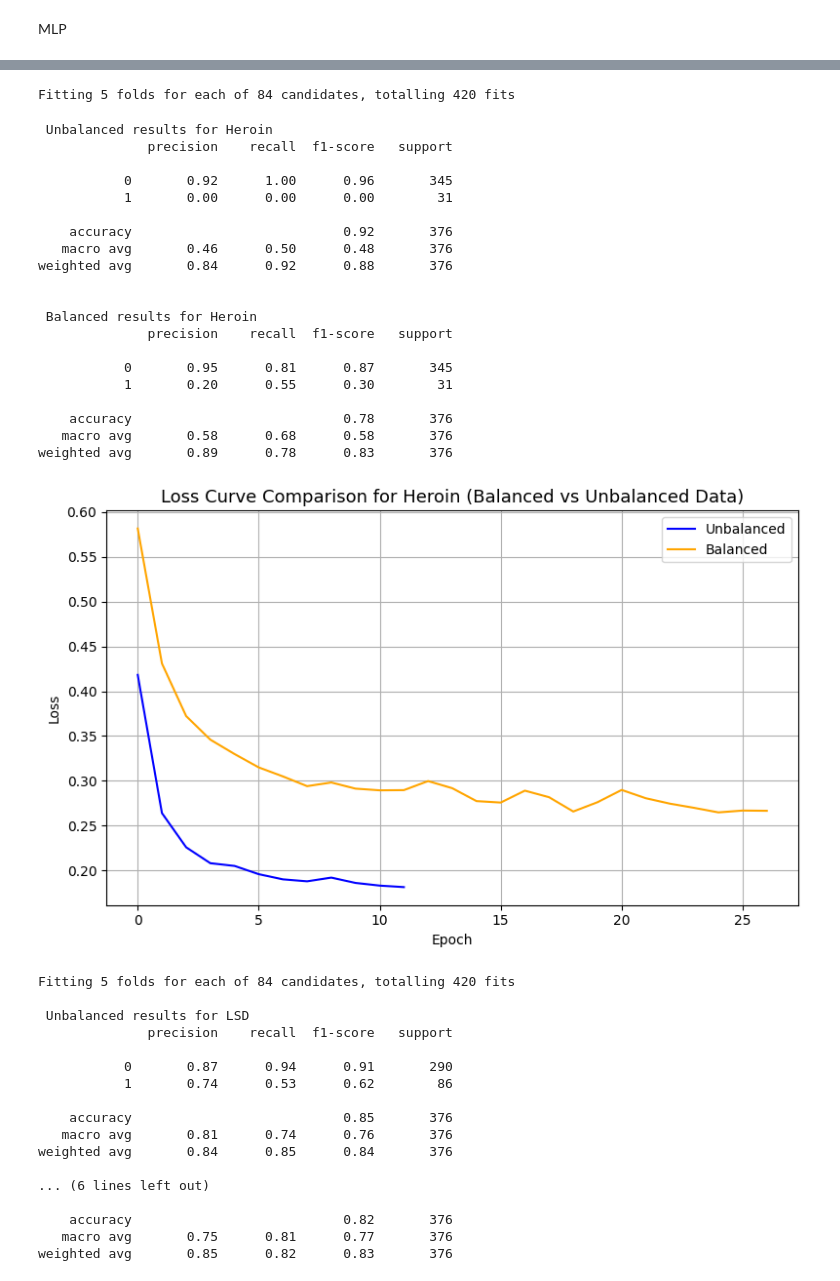
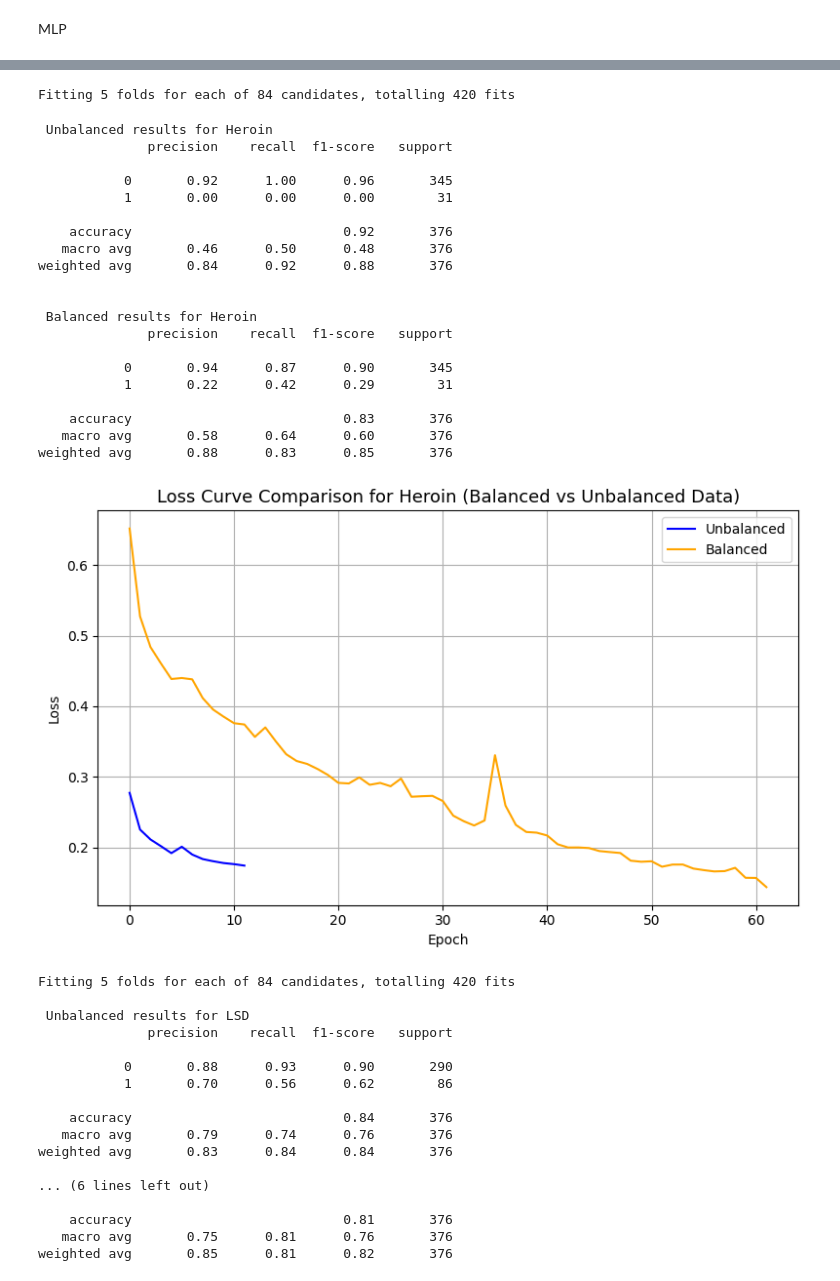
Before and after one commit to andche742/SubstanceAbuseRiskAssessmentML, a Jupyter notebook: model.ipynb, the cells around one changed output, grey strips where cells are left out. Drawn from its saved outputs; the diff is of its cells as text; code cells hidden in the pictures.

Commit message:
use different method for over-sampling, still needs work

```diff
--- a/model.ipynb
+++ b/model.ipynb
@@ -60,8 +61,13 @@ for drug in ["Cannabis", "Heroin", "LSD"]:
 
     X_train, X_test, y_train, y_test = train_test_split(X, y, test_size=0.2, shuffle=True, random_state=777)
 
+    indices = []
+    for i in range(24):
+        indices.append(i)
+
     # use SMOTE and tomek links to resample
-    X_train_res, y_train_res = combine.SMOTETomek().fit_resample(X_train, y_train)
+    X_train_temp, y_train_temp = over.RandomOverSampler().fit_resample(X_train, y_train)
+    X_train_res, y_train_res = under.TomekLinks().fit_resample(X_train_temp, y_train_temp)
 
     model = MLPClassifier(max_iter=1000,early_stopping=True)
 
@@ -160,39 +166,39 @@ weighted avg       0.82      0.81      0.81       376
 Fitting 5 folds for each of 84 candidates, totalling 420 fits
  Unbalanced results for Heroin
               precision    recall  f1-score   support
 
            0       0.92      1.00      0.96       345
            1       0.00      0.00      0.00        31
 
     accuracy                           0.92       376
    macro avg       0.46      0.50      0.48       376
 weighted avg       0.84      0.92      0.88       376
 
 
  Balanced results for Heroin
               precision    recall  f1-score   support
 
-           0       0.95      0.81      0.87       345
-           1       0.20      0.55      0.30        31
+           0       0.94      0.87      0.90       345
+           1       0.22      0.42      0.29        31
 
-    accuracy                           0.78       376
-   macro avg       0.58      0.68      0.58       376
-weighted avg       0.89      0.78      0.83       376
+    accuracy                           0.83       376
+   macro avg       0.58      0.64      0.60       376
+weighted avg       0.88      0.83      0.85       376
-[figure, old version]
+[figure, new version]
 Fitting 5 folds for each of 84 candidates, totalling 420 fits
 
  Unbalanced results for LSD
               precision    recall  f1-score   support
 
-           0       0.87      0.94      0.91       290
-           1       0.74      0.53      0.62        86
+           0       0.88      0.93      0.90       290
+           1       0.70      0.56      0.62        86
 
-    accuracy                           0.85       376
-   macro avg       0.81      0.74      0.76       376
-weighted avg       0.84      0.85      0.84       376
+    accuracy                           0.84       376
+   macro avg       0.79      0.74      0.76       376
+weighted avg       0.83      0.84      0.84       376
 
 ... (6 lines left out)
 
-    accuracy                           0.82       376
-   macro avg       0.75      0.81      0.77       376
-weighted avg       0.85      0.82      0.83       376
+    accuracy                           0.81       376
+   macro avg       0.75      0.81      0.76       376
+weighted avg       0.85      0.81      0.82       376
```
Also changed, not shown: parts of 6 cells of this notebook.
